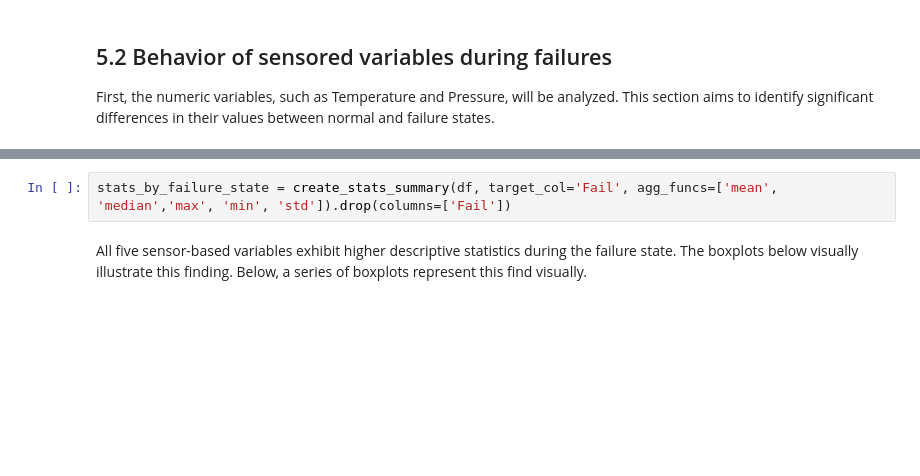
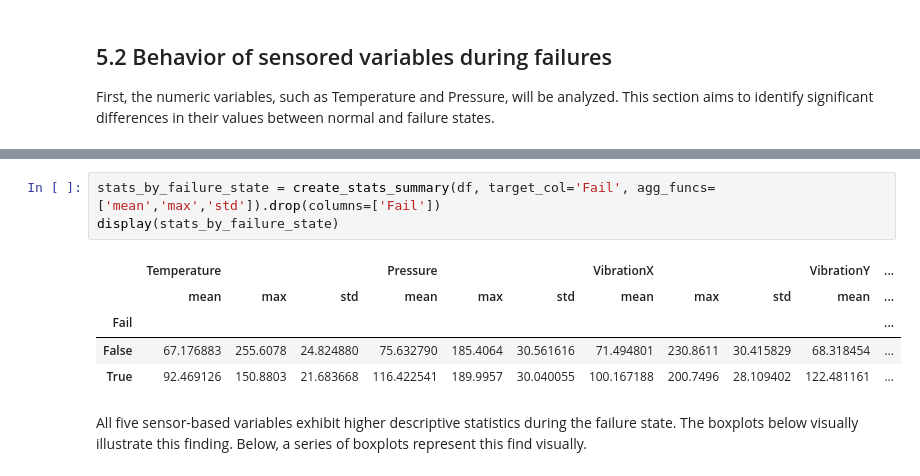
Before and after one commit to jackson-simionato/fpso-equipment-monitoring, a Jupyter notebook: notebooks/01_eda_exploration.ipynb, the cells around one changed output, grey strips where cells are left out. Cells and saved outputs as stored; diff of their text form; blank space fills up the shorter version.

```diff
--- a/notebooks/01_eda_exploration.ipynb
+++ b/notebooks/01_eda_exploration.ipynb
@@ -359,5 +604,12 @@ display(stats_by_failure_state)
 # %%
-stats_by_failure_state = create_stats_summary(df, target_col='Fail', agg_funcs=['mean', 'median','max', 'min', 'std']).drop(columns=['Fail'])
+stats_by_failure_state = create_stats_summary(df, target_col='Fail', agg_funcs=['mean','max','std']).drop(columns=['Fail'])
+display(stats_by_failure_state)
+# %% [output]
+|  | Temperature |  |  | Pressure |  |  | VibrationX |  |  | VibrationY | ... |
+|  | mean | max | std | mean | max | std | mean | max | std | mean | ... |
+| Fail |  |  |  |  |  |  |  |  |  |  | ... |
+| False | 67.176883 | 255.6078 | 24.824880 | 75.632790 | 185.4064 | 30.561616 | 71.494801 | 230.8611 | 30.415829 | 68.318454 | ... |
+| True | 92.469126 | 150.8803 | 21.683668 | 116.422541 | 189.9957 | 30.040055 | 100.167188 | 200.7496 | 28.109402 | 122.481161 | ... |
 # %% [markdown]
 All five sensor-based variables exhibit higher descriptive statistics during the failure state. The boxplots below visually illustrate this finding. Below, a series of boxplots represent this find visually.
 # %%
```
Also changed, not shown: parts of 87 cells of this notebook, 1 other file.
